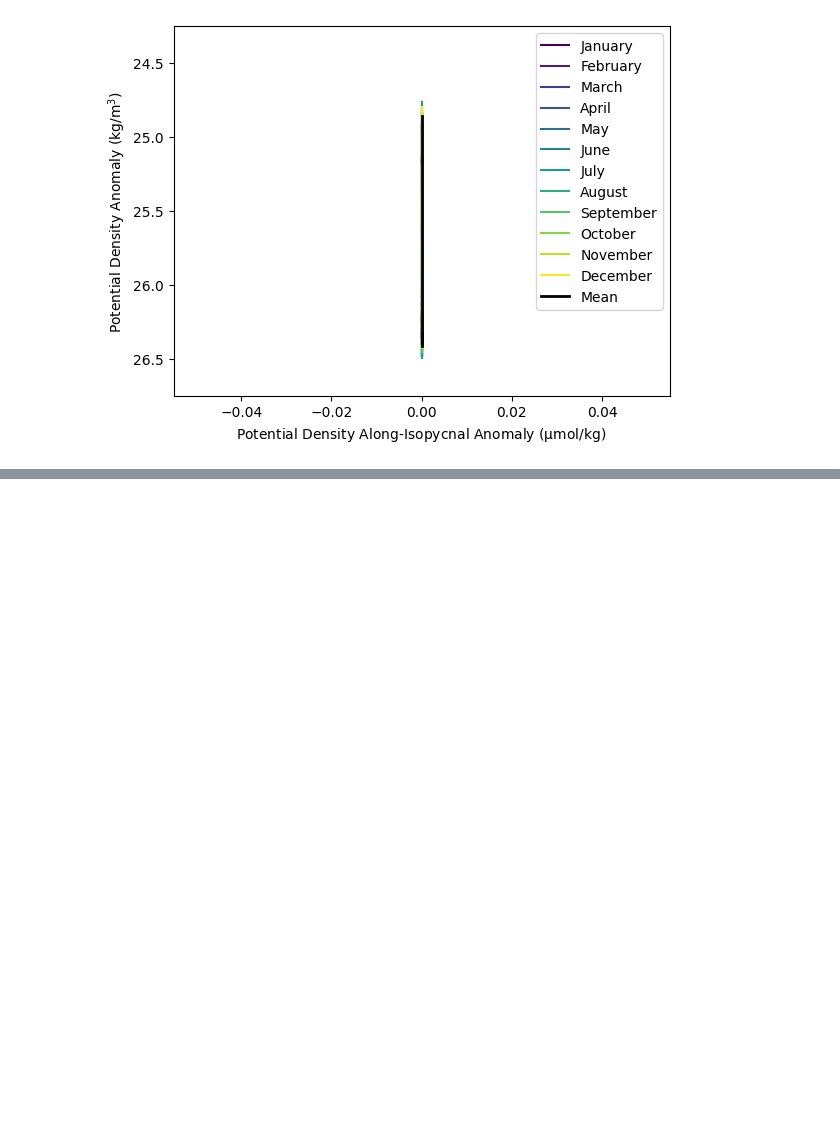
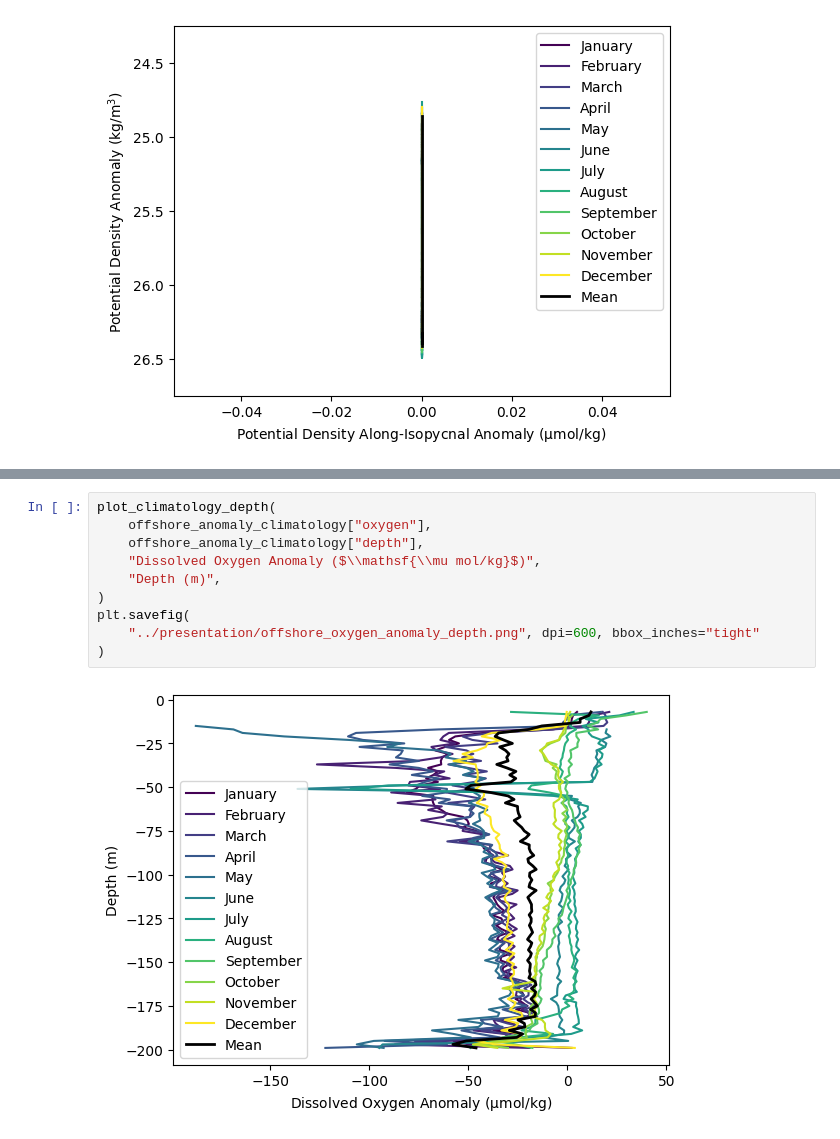
Before and after one commit to andrew-s28/nhl-upwelling-tongues, a Jupyter notebook: notebooks/along_isopycnal_anomaly.ipynb, the cells around one changed output, grey strips where cells are left out. Drawn from its saved outputs; the diff is of its cells as text; blank space fills up the shorter version.

```diff
--- a/notebooks/along_isopycnal_anomaly.ipynb
+++ b/notebooks/along_isopycnal_anomaly.ipynb
@@ -475,0 +526,12 @@ plt.savefig(
+# %%
+plot_climatology_depth(
+    offshore_anomaly_climatology["oxygen"],
+    offshore_anomaly_climatology["depth"],
+    "Dissolved Oxygen Anomaly ($\\mathsf{\\mu mol/kg}$)",
+    "Depth (m)",
+)
+plt.savefig(
+    "../presentation/offshore_oxygen_anomaly_depth.png", dpi=600, bbox_inches="tight"
+)
+# %% [output]
+[figure, added]
```
Also changed, not shown: parts of 4 cells of this notebook, 1 other file.
